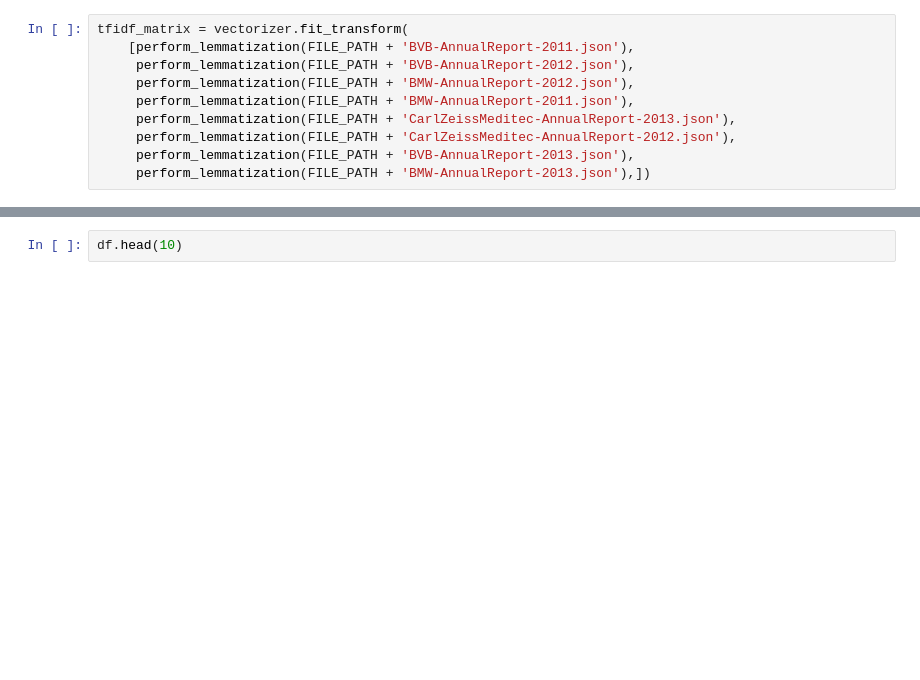
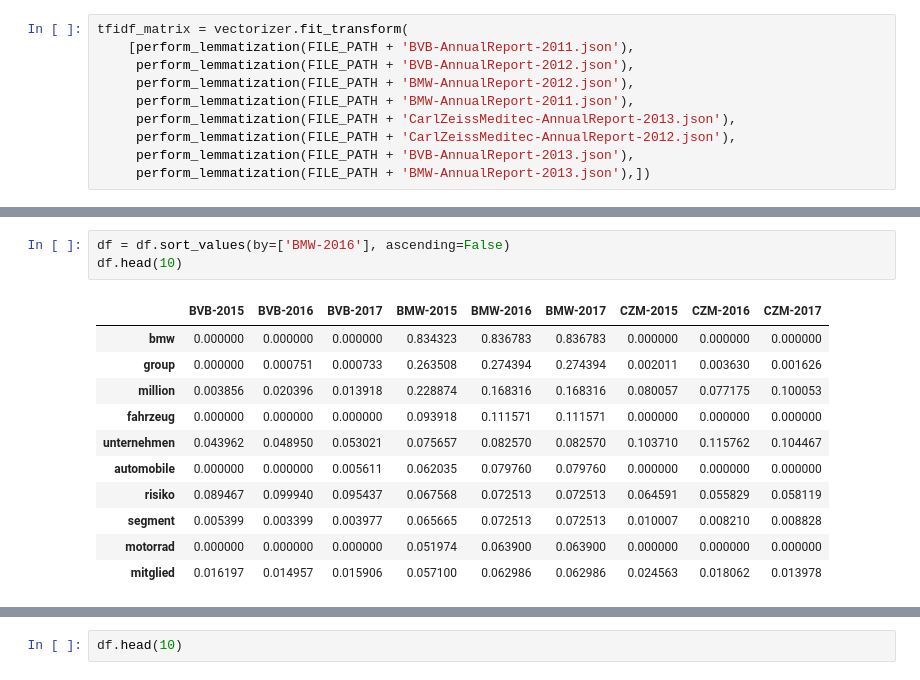
Before and after one commit to michaelborisov/text-analysis-lab, a Jupyter notebook: ML lab.ipynb, the cells around one changed output, grey strips where cells are left out. Saved outputs shown, nothing was run; the diff lists cells and outputs as text; blank space fills up the shorter version.

```diff
--- a/ML lab.ipynb
+++ b/ML lab.ipynb
@@ -133,0 +208,15 @@ tfidf_matrix = vectorizer.fit_transform(
+# %%
+df = df.sort_values(by=['BMW-2016'], ascending=False)
+df.head(10)
+# %% [output]
+|  | BVB-2015 | BVB-2016 | BVB-2017 | BMW-2015 | BMW-2016 | BMW-2017 | CZM-2015 | CZM-2016 | CZM-2017 |
+| bmw | 0.000000 | 0.000000 | 0.000000 | 0.834323 | 0.836783 | 0.836783 | 0.000000 | 0.000000 | 0.000000 |
+| group | 0.000000 | 0.000751 | 0.000733 | 0.263508 | 0.274394 | 0.274394 | 0.002011 | 0.003630 | 0.001626 |
+| million | 0.003856 | 0.020396 | 0.013918 | 0.228874 | 0.168316 | 0.168316 | 0.080057 | 0.077175 | 0.100053 |
+| fahrzeug | 0.000000 | 0.000000 | 0.000000 | 0.093918 | 0.111571 | 0.111571 | 0.000000 | 0.000000 | 0.000000 |
+| unternehmen | 0.043962 | 0.048950 | 0.053021 | 0.075657 | 0.082570 | 0.082570 | 0.103710 | 0.115762 | 0.104467 |
+| automobile | 0.000000 | 0.000000 | 0.005611 | 0.062035 | 0.079760 | 0.079760 | 0.000000 | 0.000000 | 0.000000 |
+| risiko | 0.089467 | 0.099940 | 0.095437 | 0.067568 | 0.072513 | 0.072513 | 0.064591 | 0.055829 | 0.058119 |
+| segment | 0.005399 | 0.003399 | 0.003977 | 0.065665 | 0.072513 | 0.072513 | 0.010007 | 0.008210 | 0.008828 |
+| motorrad | 0.000000 | 0.000000 | 0.000000 | 0.051974 | 0.063900 | 0.063900 | 0.000000 | 0.000000 | 0.000000 |
+| mitglied | 0.016197 | 0.014957 | 0.015906 | 0.057100 | 0.062986 | 0.062986 | 0.024563 | 0.018062 | 0.013978 |
```
Also changed, not shown: parts of 17 cells of this notebook.
